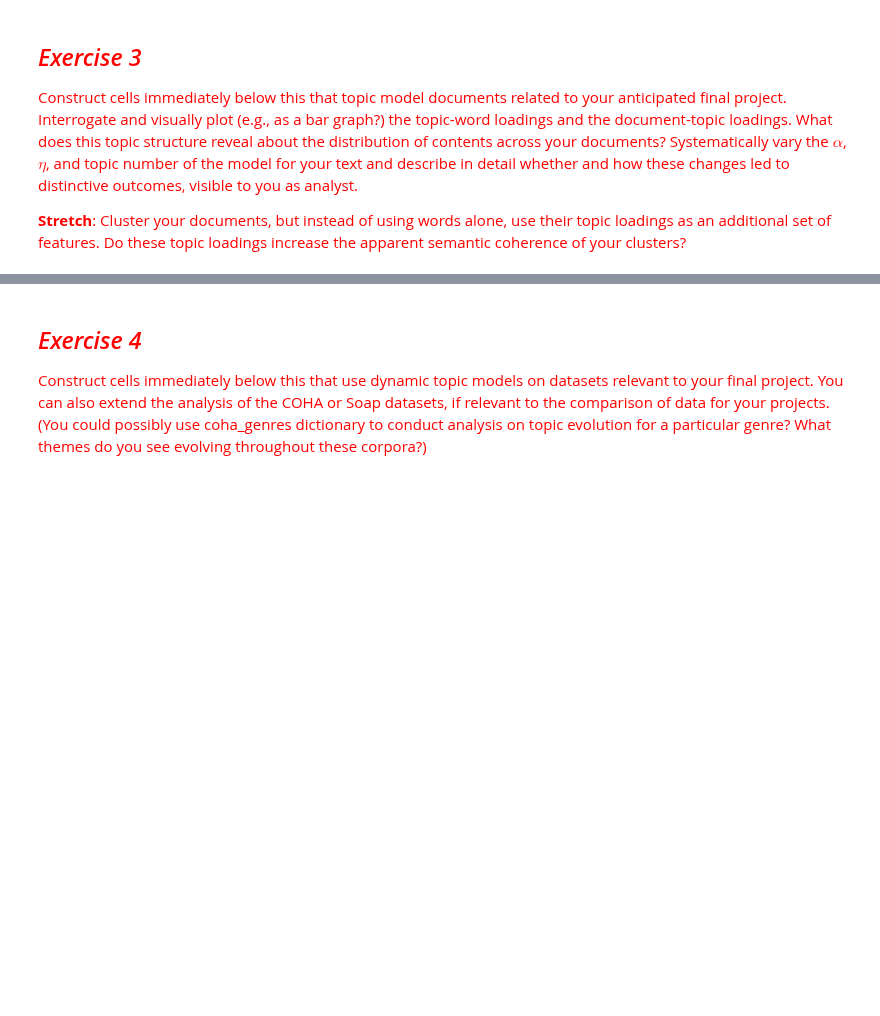
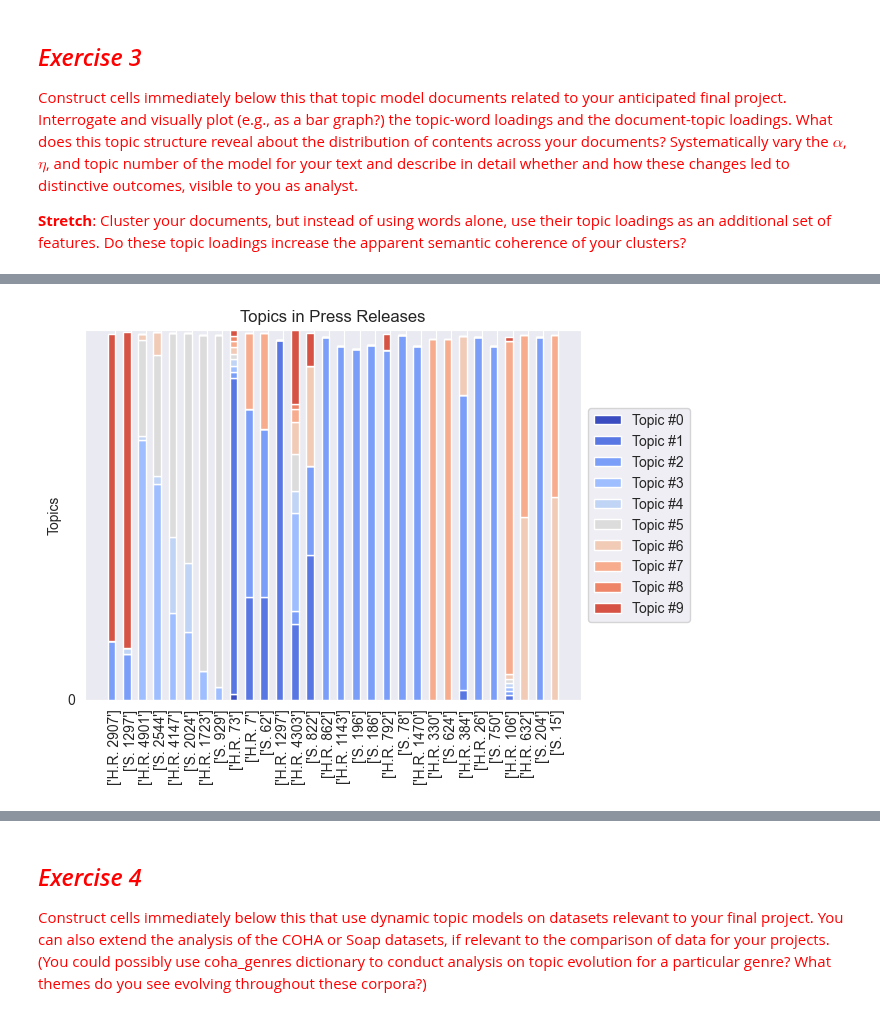
Before and after one commit to michplunkett/computational-content-analysis, a Jupyter notebook: 3-MichaelPlunkett_Answers.ipynb, the cells around one changed output, grey strips where cells are left out. Drawn from its saved outputs; the diff is of its cells as text; code cells hidden in the pictures; blank space fills up the shorter version.

```diff
--- a/3-MichaelPlunkett_Answers.ipynb
+++ b/3-MichaelPlunkett_Answers.ipynb
@@ -543,0 +551,39 @@ al_lda_dfv
+# %%
+# Visualizing the topics in `num_visualized_docs` of documents via stacked bar chart.
+ind = np.arange(num_visualized_docs)
+K = abortion_legislation_lda.num_topics  # N documents, K topics
+width = 0.5  # the width of the bars
+plots = []
+height_cumulative = np.zeros(num_visualized_docs)
+
+for k in range(K):
+    color = plt.cm.coolwarm(k / K, 1)
+    if k == 0:
+        p = plt.bar(ind, al_lda_dfv_vis[:, k], width, color=color)
+    else:
+        p = plt.bar(
+            ind, al_lda_dfv_vis[:, k], width, bottom=height_cumulative, color=color
+        )
+    height_cumulative += al_lda_dfv_vis[:, k]
+    plots.append(p)
+
+
+plt.ylim((0, 1))  # proportions sum to 1, so the height of the stacked bars is 1
+plt.ylabel("Topics")
+
+plt.title("Topics in Press Releases")
+plt.xticks(ind + width / 2, al_lda_dfv_vis_names, rotation="vertical")
+
+plt.yticks(np.arange(0, 1, 10))
+topic_labels = [f"Topic #{k}" for k in range(K)]
+plt.legend(
+    [p[0] for p in plots],
+    topic_labels,
+    loc="center left",
+    frameon=True,
+    bbox_to_anchor=(1, 0.5),
+)
+
+plt.show()
+# %% [output]
+[figure, added]
```
Also changed, not shown: parts of 3 cells of this notebook.
